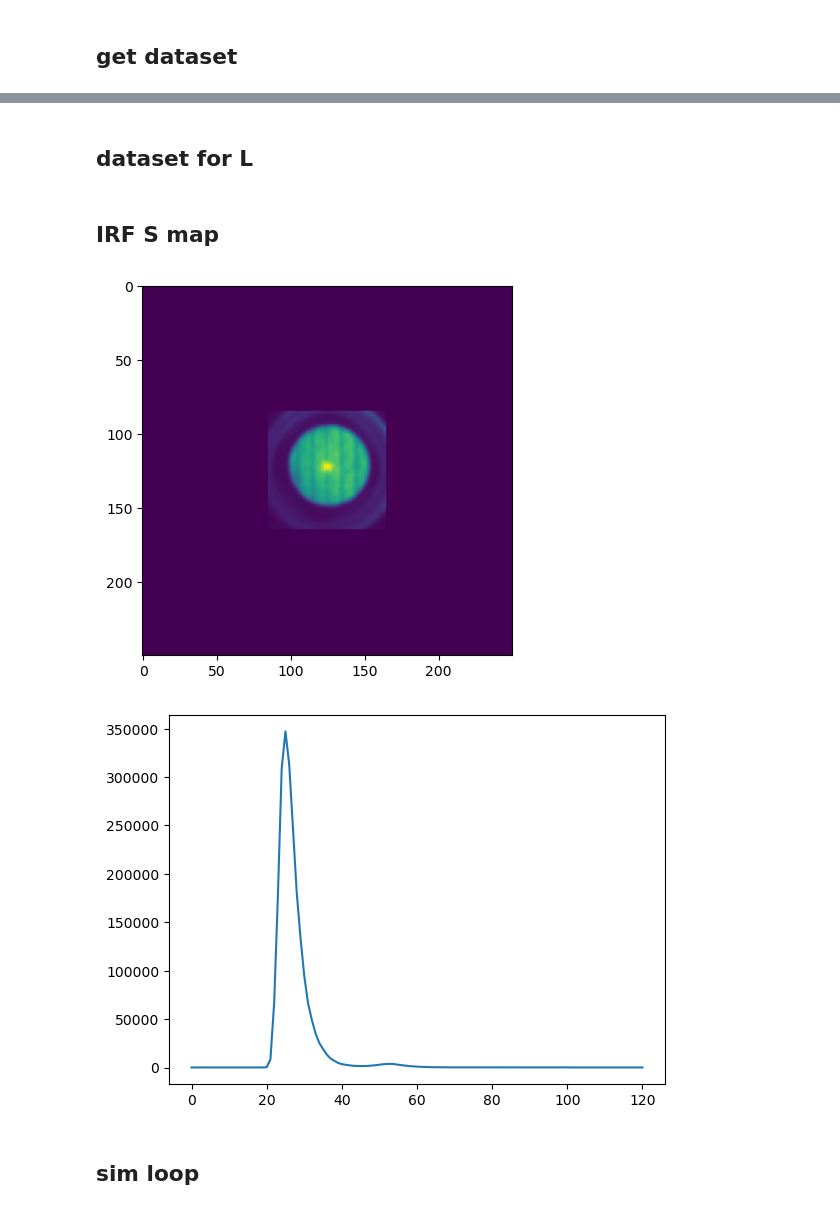
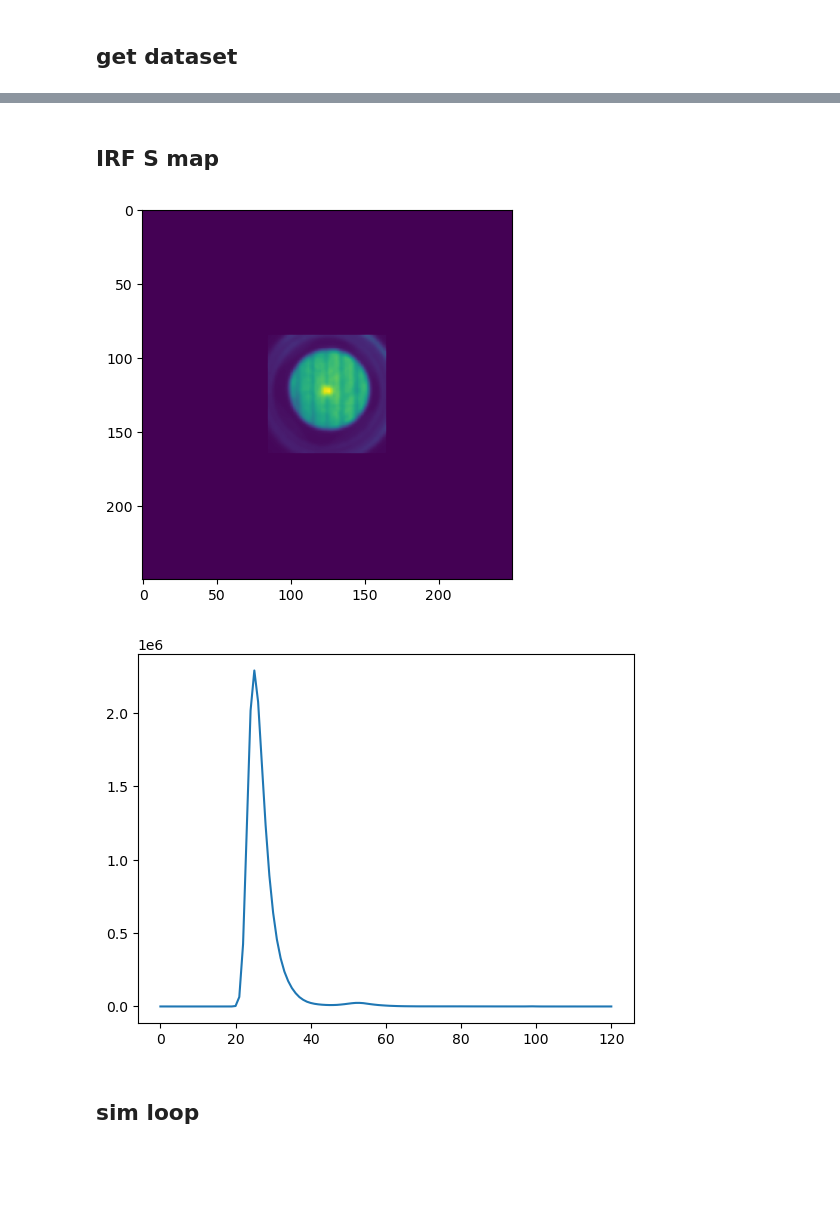
Before and after one commit to Fenrisulfr26/foam_project_pmcx, a Jupyter notebook: pmcx_fitting_sims_ipynb/batch_MCX_sims.ipynb, the cells around one changed output, grey strips where cells are left out. Saved outputs shown, nothing was run; the diff lists cells and outputs as text; code cells hidden in the pictures; blank space fills up the shorter version.

```diff
--- a/pmcx_fitting_sims_ipynb/batch_MCX_sims.ipynb
+++ b/pmcx_fitting_sims_ipynb/batch_MCX_sims.ipynb
@@ -199,2 +208,0 @@ Z (label 35): 250
-# %% [markdown]
-## dataset for L
@@ -282,6 +209,55 @@ print(f"{ch} (label {lab}): {count_by_label.get(lab,0)}")
 # %% [markdown]
 ## IRF S map
 # %%
+def hist_downsample(hist_15ps, target_length=121, dt_old=15.0, dt_new=100.0):
+    """
+    将 15ps 数据重采样到 100ps，并强制输出固定长度。
+    根据 target_length 自动计算所需的时间范围，并从原始数据中截取。
+
+    参数:
+        hist_15ps (array): 原始高分辨数据 (1D)
+        target_length (int): 期望输出的数组长度 (例如 121)
+        dt_old (float): 原始时间分辨率 (ps)，默认 15
+        dt_new (float): 目标时间分辨率 (ps)，默认 100
+
+    返回:
+        hist_new (array): 长度严格等于 target_length 的数组
+        time_new (array): 对应的时间轴
+    """
+
+    # 1. 计算所需的总时间长度 (Total Duration needed)
+    required_duration = target_length * dt_new
+
+    # 2. 检查原始数据够不够长
+    total_input_time = len(hist_15ps) * dt_old
+    if total_input_time < required_duration:
+        raise ValueError(f"原始数据长度不足！\n"
+                        f"需要时间: {required_duration} ps\n"
+                        f"原始数据仅有: {total_input_time} ps ({len(hist_15ps)} points)")
+
+    # 3. 构建原始数据的累积分布 (Cumulative Sum)
+    # 这是一个物理上连续的函数：F(t) = 直到时间 t 的总光子数
+    old_edges = np.arange(len(hist_15ps) + 1) * dt_old
+    cumulative_counts = np.r_[0, np.cumsum(hist_15ps)]
+
+    # 4. 生成目标数据的“时间边界” (Edges)
+    # 这里我们严格生成 target_length + 1 个边界，以保证 diff 之后剩下 target_length 个点
+    new_edges = np.arange(target_length + 1) * dt_new
+
+    # 5. 【核心】在原始累积曲线上进行插值
+    # np.interp 会自动根据 new_edges 的范围，只取原始数据中对应的那一段
+    # 原始数据后面多余的部分（超过 required_duration 的部分）会被自动忽略
+    new_cumulative = np.interp(new_edges, old_edges, cumulative_counts)
+
+    # 6. 微分还原回直方图 (Diff)
+    # 长度变为 target_length
+    hist_new = np.diff(new_cumulative)
+
+    # 7. 生成对应的时间轴 (取中心点)
+    # time_new = new_edges[:-1] + (dt_new / 2)
+
+    return hist_new
+
 
 # %% get the sensitivity map and the IRF
 data_fold = r'F:/OneDrive/UK_projects_local/project in UK 2024\diffuse_experiment241021/zhiguan_data/XL_measurement_061224'
@@ -302,8 +278,8 @@ plt.show()
 #-----------------prepare the IRF---------------------
 IRF_path = os.path.join(data_fold,r'IRF_gain0.7_timebin15ps_2000bins_061224.npy')
 IRF = np.load(IRF_path)[:1000]
-IRF_down = resize(IRF[:np.round(121*100/15).astype('int')], (1, 121), interpolation=cv2.INTER_NEAREST_EXACT)
-IRF_down= np.squeeze(IRF_down)
+IRF = IRF - IRF[:100].mean() # git rid of dark count
+IRF_down = hist_downsample(IRF)
 plt.plot(IRF_down)
 
 sim_len = 121
@@ -313,34 +289,39 @@ src_y_positions = np.linspace(125+25,125-25,3) # from PMT view, from up to down
 
 #--------------MCX cfg------------------
 try:
     cfg.clear()
 except NameError:
     pass
 
 cfg = {'nphoton': 1e7,
        'tstart':0,
 
         'tend':sim_len*1e-10,
         'tstep':0.1e-9, # 100 ps resolution
        'srcpos': [10,125,0],
        'srcdir':[0,0,1],
        'unitinmm':1,
        # 'detpos': [125, 125, t_vox, 4], #radius approx 1mm (4vox) (fibre ~2mm from sample)
        'issrcfrom0':1,
-       'issavedet':1,
+       'isreflect':0,
        'issaveref':1
        }
 
 
 # cfg['prop'] = [[0,0,1,1],           # background
 #                [0.0019, 1.4800,0,1.44], # volume 1
 #                ]
 
 # 20260128 new parameters
+# cfg['prop'] = [[0,0,1,1],           # background
+#                [0.002281, 1.5046, 0, 1.4595], # volume 1
+#                ]
+
+# 20260204 file parameters
 cfg['prop'] = [[0,0,1,1],           # background
-               [0.002281, 1.5046, 0, 1.4595], # volume 1
+               [0.002869, 1.5455, 0, 1.6100], # volume 1
                ]
 # %% [output]
 [figure]
-[figure, old version]
+[figure, new version]
 # %% [markdown]
```
Also changed, not shown: parts of 3 cells of this notebook, 9 other files.
